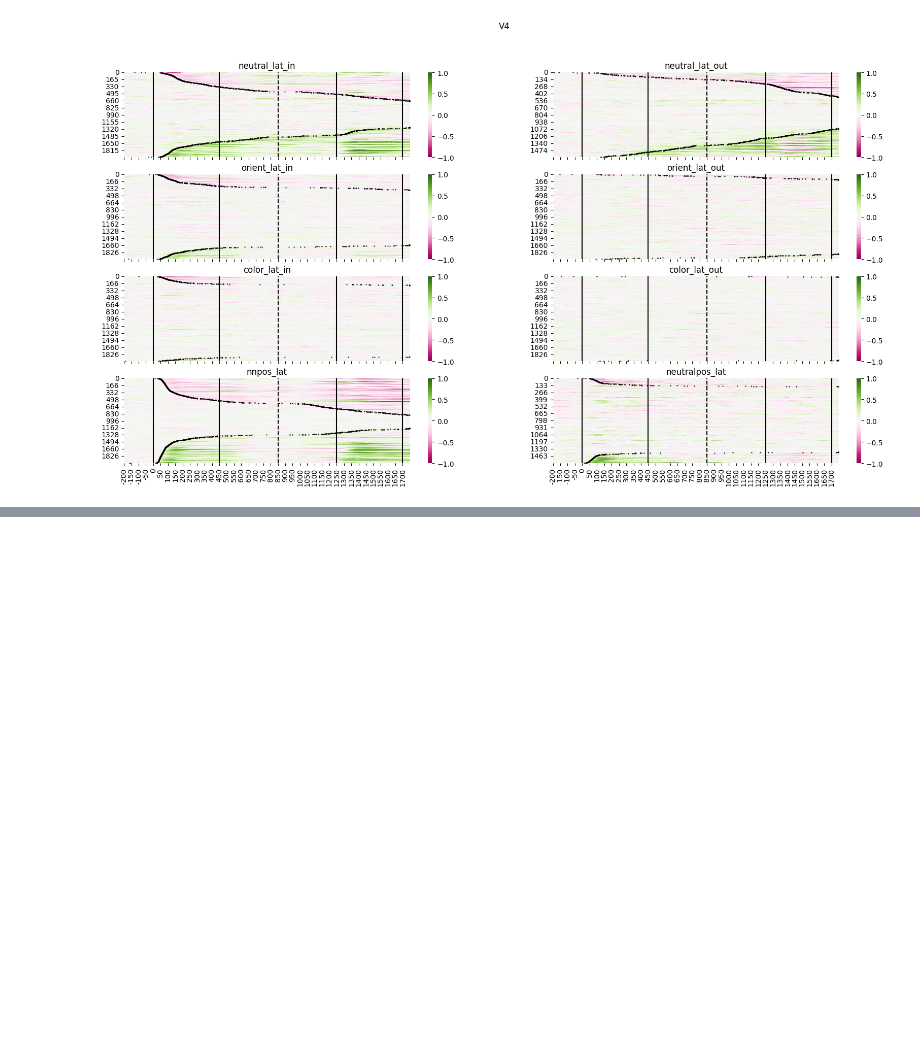
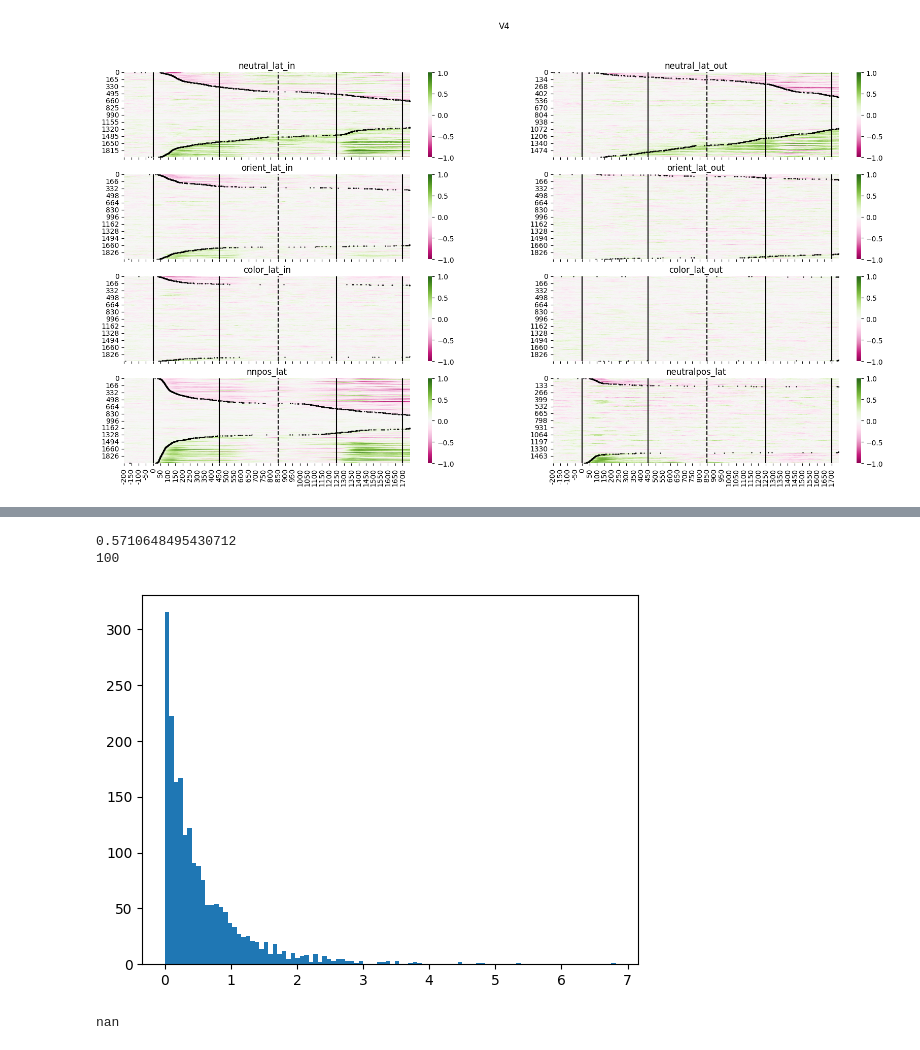
Before and after one commit to Ibos-lab/Users, a Jupyter notebook: losadac/epochs_fr/population_epochs_fr.ipynb, the cells around one changed output, grey strips where cells are left out. Cells and saved outputs as stored; diff of their text form; code cells hidden in the pictures; blank space fills up the shorter version.

```diff
--- a/losadac/epochs_fr/population_epochs_fr.ipynb
+++ b/losadac/epochs_fr/population_epochs_fr.ipynb
@@ -174,0 +194,13 @@ ValueError: operands could not be broadcast together with shapes (66,) (192,)
+# %%
+abs_dif = np.abs(np.nanmean(d1_c1_in,axis=1)-np.nanmean(d1_c5_in,axis=1))
+_=plt.hist(abs_dif,bins=100)
+print(np.nanmean(abs_dif))
+print(np.nansum(abs_dif>1.89))
+# %% [output]
+0.5710648495430712
+100
+[figure, added]
+# %%
+np.abs(np.nan-np.nan)
+# %% [output]
+nan
```
Also changed, not shown: parts of 4 cells of this notebook, 1 other file.
